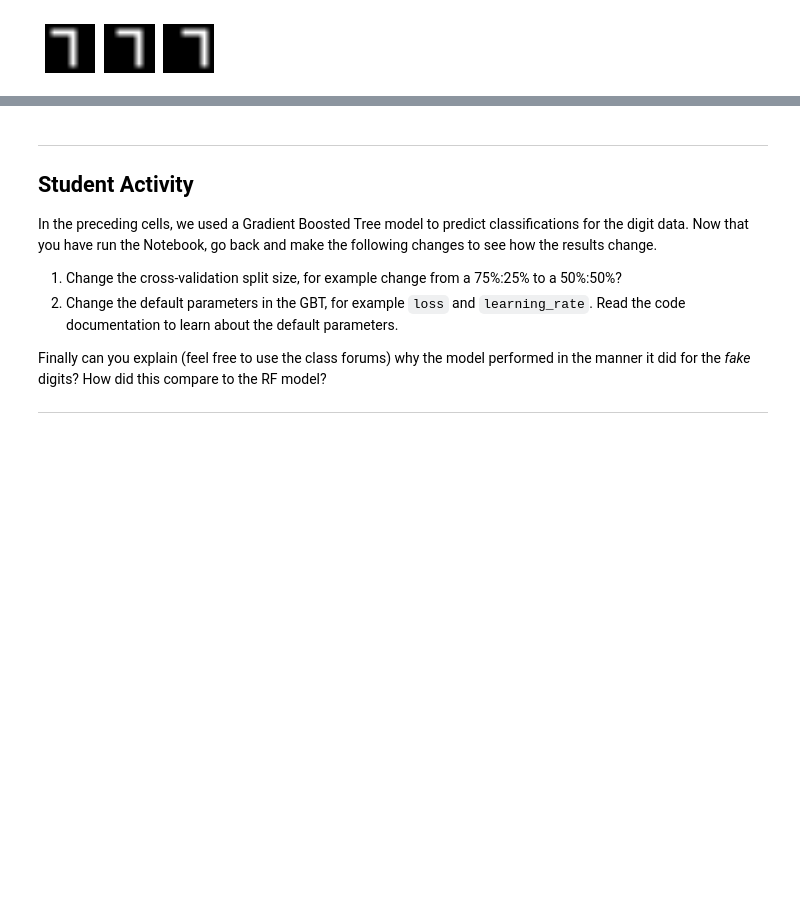
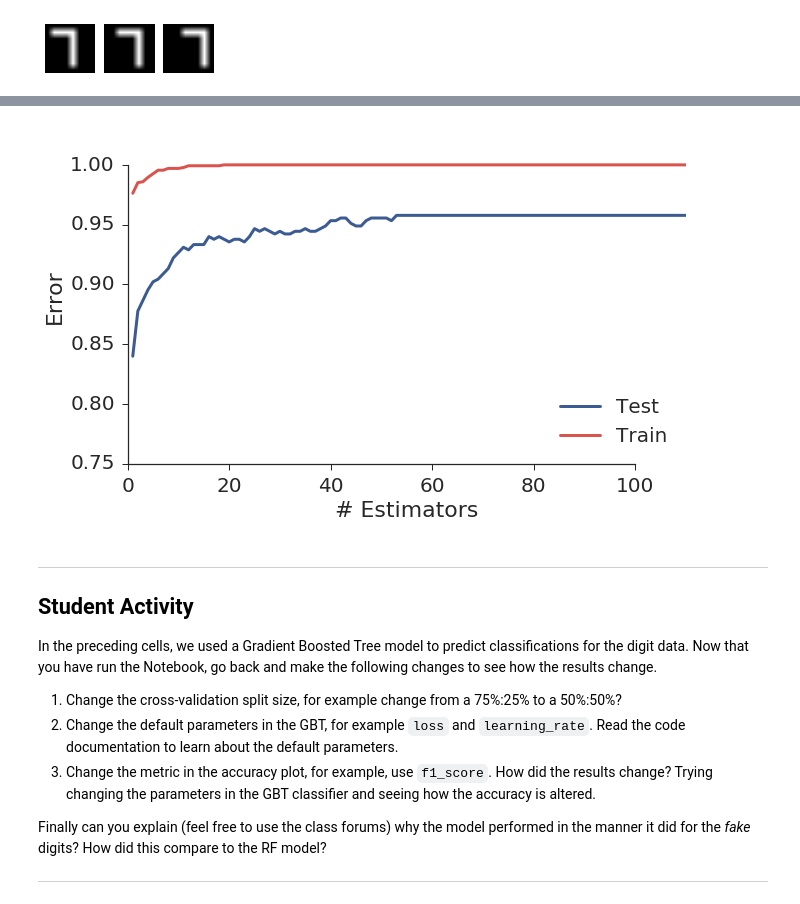
Before and after one commit to lcdm-uiuc/info490-sp16, a Jupyter notebook: Week4/notebooks/intro2gbt.ipynb, the cells around one changed output, grey strips where cells are left out. Drawn from its saved outputs; the diff is of its cells as text; code cells hidden in the pictures; blank space fills up the shorter version.

```diff
--- a/Week4/notebooks/intro2gbt.ipynb
+++ b/Week4/notebooks/intro2gbt.ipynb
@@ -299,3 +309,40 @@ Actual : Predicted
+# %%
+# We could plot different metrics, we choose accuracy_score for its genericity
+from sklearn.metrics import accuracy_score
+from sklearn.ensemble.gradient_boosting import predict_stages
+
+n_est = len(gbtc.estimators_)
+
+dev_test = np.zeros(n_est)
+dev_train = np.zeros(n_est)
+
+# Apply each estimator to the testing and training data
+for idx, y_pred in enumerate(gbtc.staged_predict(x_test)):
+    dev_test[idx] = accuracy_score(y_test, y_pred)
+
+for idx, y_pred in enumerate(gbtc.staged_predict(x_train)):
+    dev_train[idx] = accuracy_score(y_train, y_pred)
+
+# Plot the results
+sns.set(style="white")
+sns.set(style="ticks", font_scale=2.0)
+fig, ax = plt.subplots(figsize=(10,6))
+
+ax.plot(np.arange(n_est) + 1, dev_test, color=sns.xkcd_rgb["denim blue"], label='Test', lw=3)
+ax.plot(np.arange(n_est) + 1, dev_train, color=sns.xkcd_rgb["pale red"], label='Train', lw=3)
+
+ax.set_ylabel('Error')
+ax.set_xlabel('# Estimators')
+ax.set_ylim((0.75, 1.03))
+ax.set_xlim((0, 110))
+
+sns.despine(offset=0, trim=True)
+sns.set(style="ticks", font_scale=2.0)
+ax.legend(loc=4)
+
+plt.show()
+# %% [output]
+[figure, added]
 # %% [markdown]
 -----
 
@@ -310,6 +357,9 @@ go back and make the following changes to see how the results change.
 2. Change the default parameters in the GBT, for example `loss` and
 `learning_rate`. Read the code documentation to learn about the default
 parameters.
+3. Change the metric in the accuracy plot, for example, use `f1_score`.
+How did the results change? Trying changing the parameters in the GBT
+classifier and seeing how the accuracy is altered.
 
 Finally can you explain (feel free to use the class forums) why the
 model performed in the  manner it did for the _fake_ digits? How did
```
Also changed, not shown: parts of 9 cells of this notebook.
